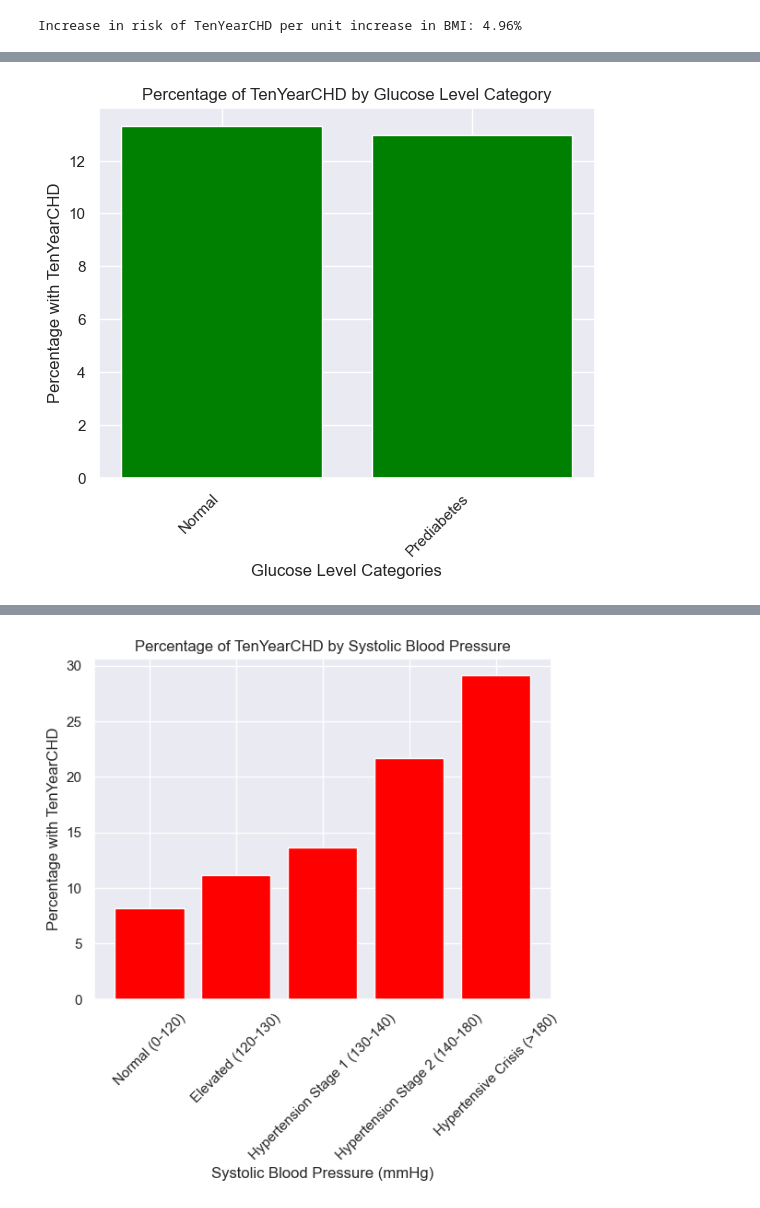
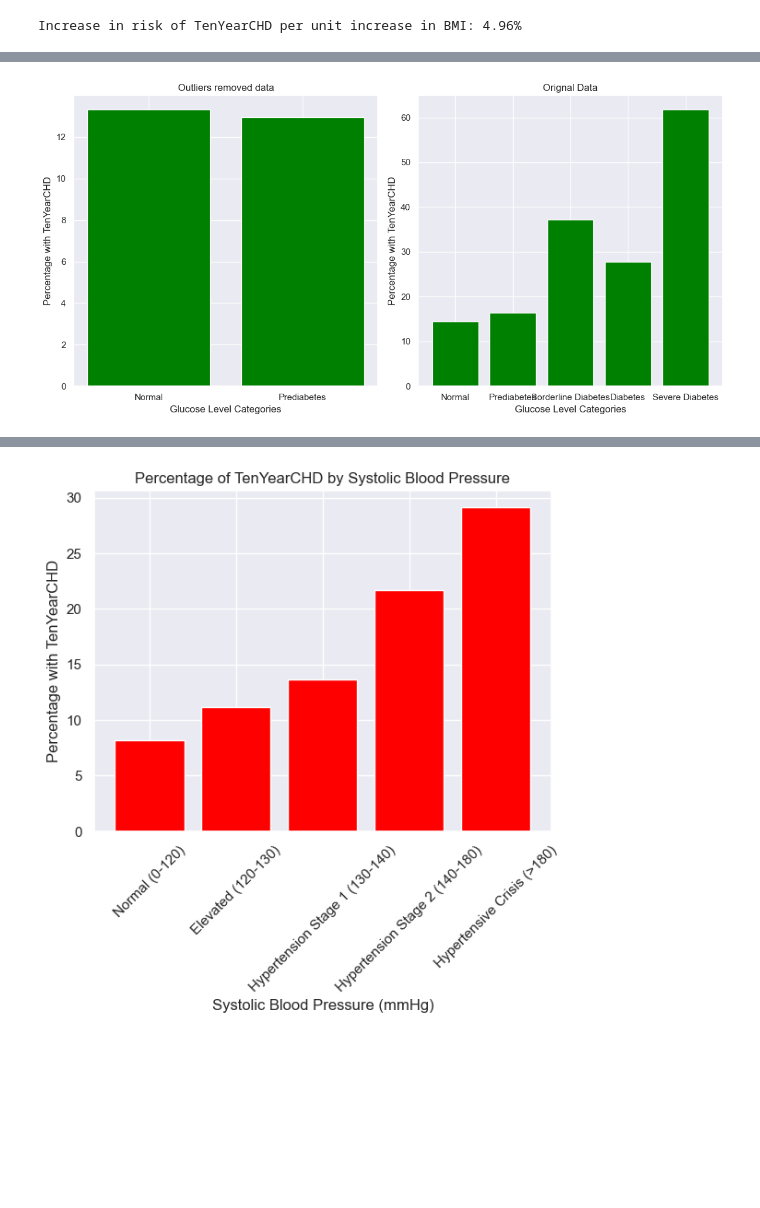
Before and after one commit to Weexuan/Data-Science-Project, a Jupyter notebook: Mini Project Cleaned version.ipynb, the cells around one changed output, grey strips where cells are left out. Drawn from its saved outputs; the diff is of its cells as text; code cells hidden in the pictures; blank space fills up the shorter version.

```diff
--- a/Mini Project Cleaned version.ipynb
+++ b/Mini Project Cleaned version.ipynb
@@ -356,6 +354,6 @@ Smokers have a 9.63% higher chance of getting diagnosed with CHD in the next 10
 # %%
 # Calculate percentage of individuals in different cigarette per day groups with TenYearCHD
-cigs_per_day_groups = [0, 5, 10, 15, 20, 25, 30, 35, 40, 45]
+cigs_per_day_groups = [0, 5, 10, 15, 20, 25, 30, 35, 40]
 cigs_per_day_chd_percentage = []
 
 for cigs_per_day in cigs_per_day_groups:
@@ -443,21 +455,41 @@ People with diabetes have a 150.87% higher chance of getting diagnosed with CHD
 # %%
+# Define subplot layout
+fig, axs = plt.subplots(1, 2, figsize=(12, 6))
+
 # Calculate percentage of individuals in different glucose level groups with TenYearCHD
 glucose_groups = [0, 100, 125, 150, 200, float('inf')]
 glucose_labels = ['Normal', 'Prediabetes', 'Borderline Diabetes', 'Diabetes', 'Severe Diabetes']
 glucose_chd_percentage = []
 
 for i in range(len(glucose_groups) - 1):
     lower_bound = glucose_groups[i]
     upper_bound = glucose_groups[i + 1]
     chd_percentage = heartData[(heartData['glucose'] >= lower_bound) & (heartData['glucose'] < upper_bound)]['TenYearCHD'].mean() * 100
     glucose_chd_percentage.append(chd_percentage)
 
-# Plotting
-plt.bar(glucose_labels, glucose_chd_percentage, color='green')
-plt.xlabel('Glucose Level Categories')
-plt.ylabel('Percentage with TenYearCHD')
-plt.title('Percentage of TenYearCHD by Glucose Level Category')
-plt.xticks(rotation=45, ha='right')
+# Plotting for the first subplot
+axs[0].bar(glucose_labels, glucose_chd_percentage, color='green')
+axs[0].set_xlabel('Glucose Level Categories')
+axs[0].set_ylabel('Percentage with TenYearCHD')
+axs[0].set_title('Outliers removed data')
+
+# Calculate percentage of individuals in different glucose level groups with TenYearCHD before outlier treatment
+glucose_chd_percentage = []
+
+for i in range(len(glucose_groups) - 1):
+    lower_bound = glucose_groups[i]
+    upper_bound = glucose_groups[i + 1]
+    chd_percentage = heartData_Copy[(heartData_Copy['glucose'] >= lower_bound) & (heartData_Copy['glucose'] < upper_bound)]['TenYearCHD'].mean() * 100
+    glucose_chd_percentage.append(chd_percentage)
+
+# Plotting for the second subplot
+axs[1].bar(glucose_labels, glucose_chd_percentage, color='green')
+axs[1].set_xlabel('Glucose Level Categories')
+axs[1].set_ylabel('Percentage with TenYearCHD')
+axs[1].set_title('Orignal Data')
+
+# Adjust layout
+plt.tight_layout()
 plt.show()
 # %% [output]
-[figure, old version]
+[figure, new version]
```
Also changed, not shown: parts of 42 cells of this notebook.
